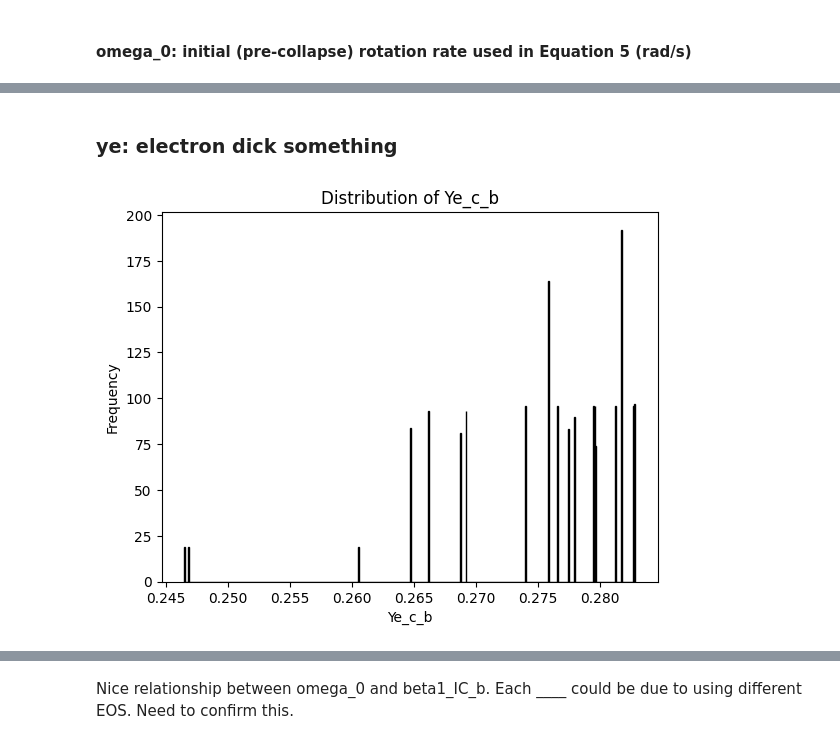
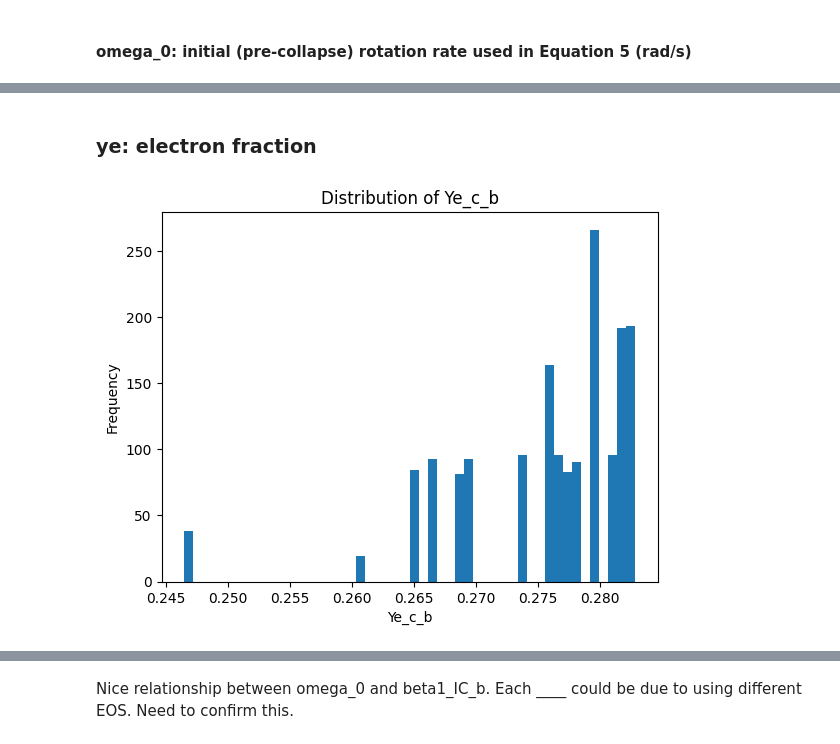
Before and after one commit to the-tarin/gw-generative-models, a Jupyter notebook: analysis/gw_parameter_analysis.ipynb, the cells around one changed output, grey strips where cells are left out. Cells and saved outputs as stored; diff of their text form; code cells hidden in the pictures.

```diff
--- a/analysis/gw_parameter_analysis.ipynb
+++ b/analysis/gw_parameter_analysis.ipynb
@@ -127,2 +140,0 @@ Split beta_IC_b into 10 equal-frequency bins.
-# %%
-parameters_selected_df['beta1_IC_b_bins'] = pd.qcut(parameters_selected_df['beta1_IC_b'], q=10, labels=False)
@@ -191,10 +259,11 @@ plt.show()
 # %% [markdown]
-### ye: electron dick something
+### ye: electron fraction
 # %%
-plt.hist(parameters_selected_df['Ye_c_b'], bins=500, edgecolor='k')  # You can adjust the number of bins as needed
+plt.hist(parameters_selected_df['Ye_c_b'], bins=50)  # You can adjust the number of bins as needed
 plt.xlabel('Ye_c_b')
 plt.ylabel('Frequency')
 plt.title('Distribution of Ye_c_b')
+# plt.savefig('../plots/Ye_c_b_distribution.png')
 plt.show()
 # %% [output]
-[figure, old version]
+[figure, new version]
```
Also changed, not shown: parts of 16 cells of this notebook, 3 other files.
